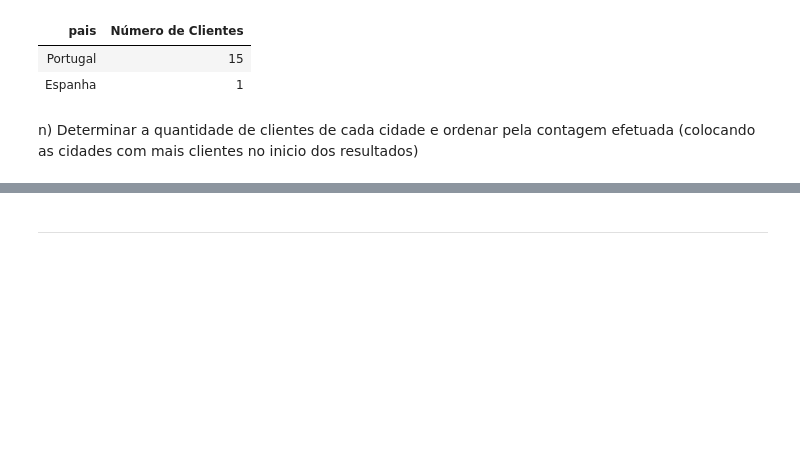
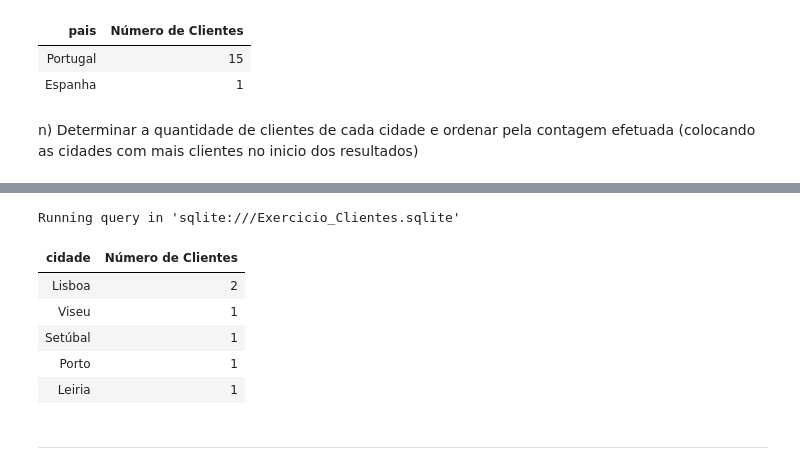
Before and after one commit to jpedrodias/FundamentosSQL, a Jupyter notebook: Week02/Exercicio_Clientes_resolvido.ipynb, the cells around one changed output, grey strips where cells are left out. Drawn from its saved outputs; the diff is of its cells as text; code cells hidden in the pictures; blank space fills up the shorter version.

```diff
--- a/Week02/Exercicio_Clientes_resolvido.ipynb
+++ b/Week02/Exercicio_Clientes_resolvido.ipynb
@@ -529,6 +530,22 @@ Running query in 'sqlite:///Exercicio_Clientes.sqlite'
 | Braga | 1 |
 | Barcelona | 1 |
 | Aveiro | 1 |
+# %%
+%%sql
+SELECT cidade, COUNT(id) AS "Número de Clientes"
+FROM clientes
+WHERE cidade IS NOT NULL
+GROUP BY cidade
+ORDER BY "Número de Clientes" DESC, cidade DESC
+LIMIT 5;
+# %% [output]
+Running query in 'sqlite:///Exercicio_Clientes.sqlite'
+| cidade | Número de Clientes |
+| Lisboa | 2 |
+| Viseu | 1 |
+| Setúbal | 1 |
+| Porto | 1 |
+| Leiria | 1 |
 # %% [markdown]
 ---
 # %% [markdown]
```
Also changed, not shown: parts of 1 cell of this notebook.
